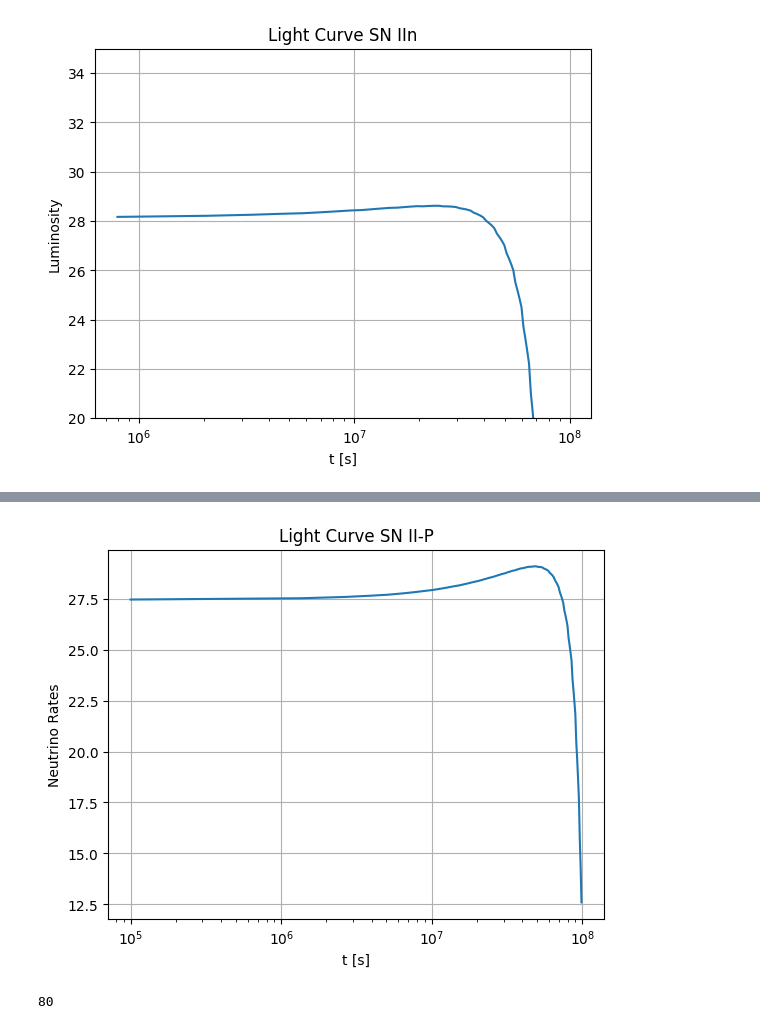
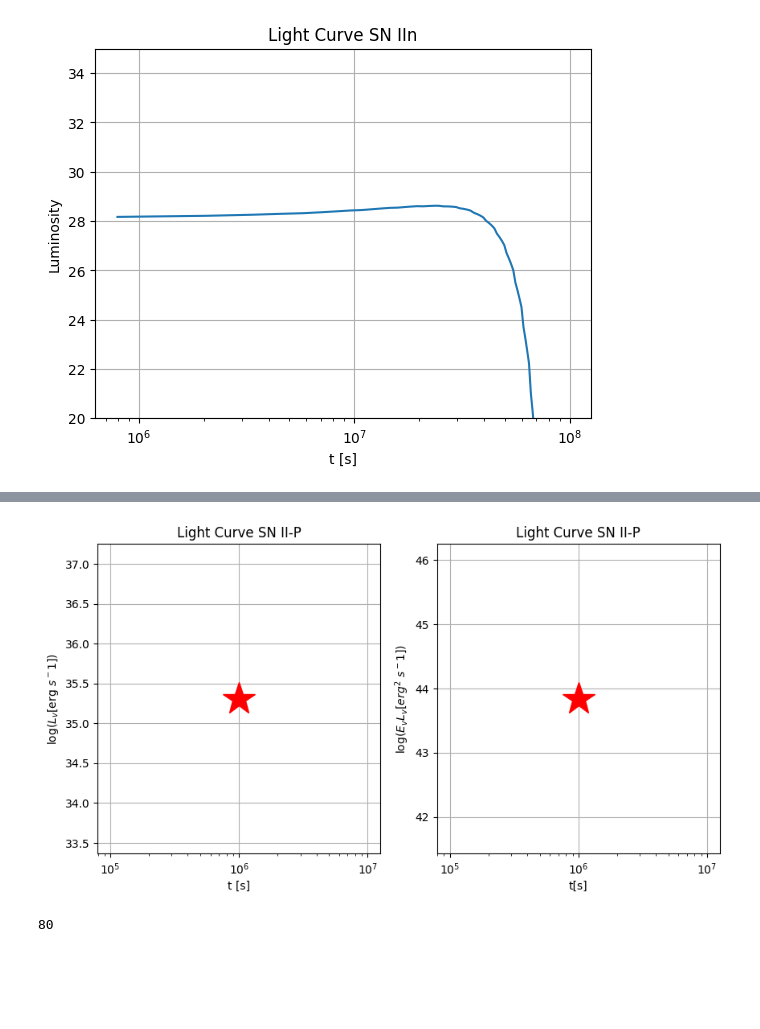
Before and after one commit to VOliviero/CCSN-HE, a Jupyter notebook: tabelle.ipynb, the cells around one changed output, grey strips where cells are left out. Saved outputs shown, nothing was run; the diff lists cells and outputs as text; code cells hidden in the pictures; blank space fills up the shorter version.

```diff
--- a/tabelle.ipynb
+++ b/tabelle.ipynb
@@ -138,46 +545,67 @@ plt.grid(True)
 # %%
 #LIGHT CURVE SN TYPE II-P s=2.0
 
+file_list_1=glob.glob('SN_IIP/SNIIP_20_block_*.dat')
+#new_datap = np.loadtxt('SN_IIP/SNIIP_20_block_*.dat')
 
-new_datap = np.loadtxt('SN_IIP/SNIIP_20_block_20.dat')
-Ev_allp = new_datap[:,0]
-Evp = Ev_allp[Ev_allp > 1e12]
-Evp = Evp/1e9
+for file_name1 in file_list_1:
+    block_number = int(file_name.split('SNIIP_20_block_')[-1].split('.')[0])
+
+    for b in block_number:
+
+
+        Ev_allp = new_datap[:,0]
+        Evp = Ev_allp[Ev_allp > 3e8]
+
+
+#block_number=31
+
 
 # Estrai l'ottava colonna corrispondente ai valori di Ev>1Tev
 dN_dEvp_all = new_datap[:, 7]
-dN_dEvp = new_datap[:, 7][Ev_allp > 1e12]
-dN_dEvp = dN_dEvp/1e9
-lunghezza_Evp= len(Evp)
-print(lunghezza_Evp)
-timep = np.linspace(S_IIP,1e8,lunghezza_Evp)
-
-GeV_to_erg=0.0016021773
+dN_dEvp = new_datap[:, 7][Ev_allp > 3e8]
 
 
-#plt.figure(figsize=(10, 5))  # Imposta le dimensioni della figura
-#plt.subplot(1, 2, 1)  # Subplot 1
-plt.plot(timep, np.log10(Evp*Evp*Evp*dN_dEvp))
-
-plt.xlabel('t [s]')
-plt.xscale('log')
-plt.ylabel('Neutrino Rates')
-plt.title('Light Curve SN II-P')
-#plt.xlim(1e5,1e7)
-#plt.xscale('log')
-plt.grid(True)
-d = 3.0857e22
-'''plt.subplot(1, 2, 2)
-plt.plot(Evp, np.log10(Evp*Evp*dN_dEvp))
-plt.xlim(10,10e7)
-#plt.ylim(-7,7)
-plt.xscale('log')
-plt.xlabel('E [GeV]')
-plt.ylabel('log($Ev^2$$\phi$v)[GeV $cm^-2$]')
-plt.grid()
-plt.title('Energy fluence SN II-P')'''
+S_IIp_start = 1e3 * pow(10., 0.1 * (block_number - 1))
+S_IIp_stop = 1e8 * pow(10., 0.1 * (block_number))
 
 
 
+
+time = np.linspace(S_IIp_start,S_IIp_stop,len(Evp))
+
+
+TeV_to_erg=1.60218
+eV_to_erg=1.60218*1e-12
+GeV_to_erg=1.60218*1e-3
+
+d = 3.0857*1e22
+plt.figure(figsize=(10, 5))  # Imposta le dimensioni della figura
+plt.subplot(1, 2, 1)  # Subplot 1
+
+light_curve_p = np.log10(Evp*Evp*(dN_dEvp)*eV_to_erg)  #(erg/s)
+light_curve1_p = np.log10(Evp*Evp*Evp*(dN_dEvp)*eV_to_erg)  #(erg^2/s)
+
+
+plt.plot(S_IIp_start, light_curve_p[0], markersize=30, color='red', marker='*' )
+#plt.ylim(35,70)
+plt.xlabel('t [s]')
+plt.ylabel('log($L_v$[erg $s^-1$])')
+plt.title('Light Curve SN II-P')
+plt.xscale('log')
+#lt.xlim(1e3,5e7)
+
+plt.grid(True)
+
+plt.subplot(1, 2, 2)
+plt.plot(S_IIp_start, light_curve1_p[0],markersize=30, color='red', marker='*')
+#plt.xlim(1e3,5e7)
+#plt.ylim(35,70)
+plt.xscale('log')
+plt.xlabel('t[s]')
+plt.title('Light Curve SN II-P')
+plt.ylabel('log($E_v$$L_v$[$erg^2$ $s^-1$])')
+plt.grid()
+
 #len(dN_dEv)
 # %% [output]
@@ -186,4 +612,4 @@ plt.title('Energy fluence SN II-P')'''
-[figure, old version]
+[figure, new version]
 # %%
 
 #LIGHT CURVE SN TYPE II-P s=2.2
```
Also changed, not shown: parts of 11 cells of this notebook.
